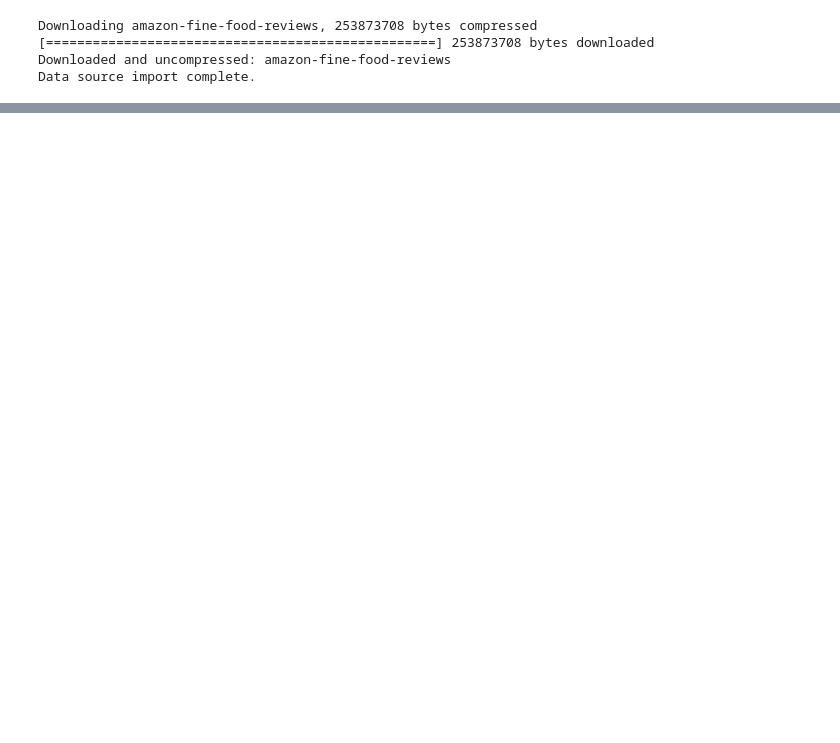
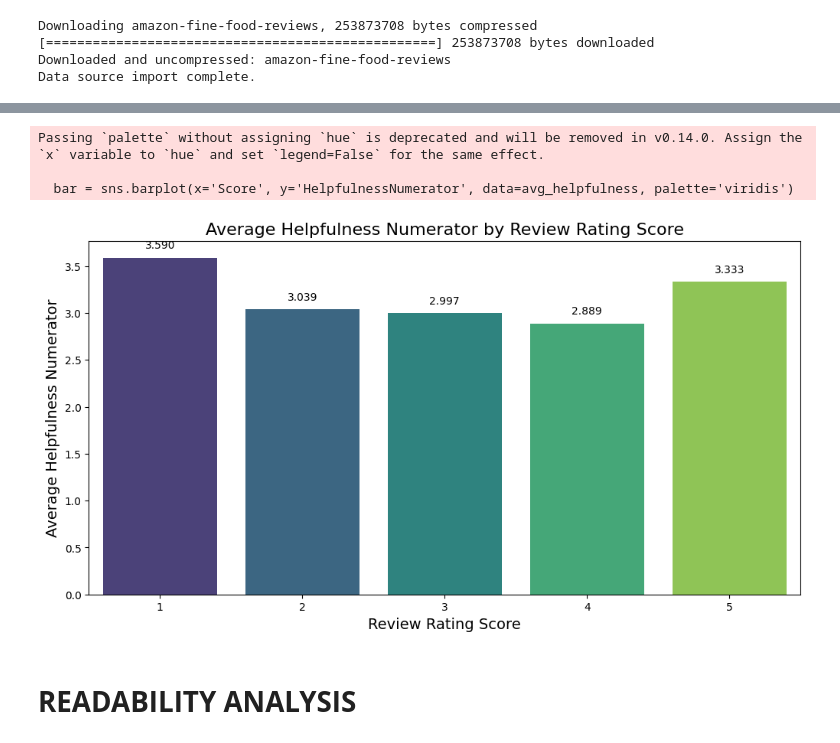
Before and after one commit to gkbrasselle/DS4002Project1, a Jupyter notebook: Project_1.ipynb, the cells around one changed output, grey strips where cells are left out. Cells and saved outputs as stored; diff of their text form; code cells hidden in the pictures; blank space fills up the shorter version.

```diff
--- a/Project_1.ipynb
+++ b/Project_1.ipynb
@@ -204,0 +236,24 @@ filtered_df.to_csv('cleaned.csv')
+# %%
+
+
+# calculating the average of HelpfulnessNumerator for each review Score
+avg_helpfulness = df.groupby('Score')['HelpfulnessNumerator'].mean().reset_index()
+
+plt.figure(figsize=(12, 6))
+bar = sns.barplot(x='Score', y='HelpfulnessNumerator', data=avg_helpfulness, palette='viridis')
+
+# adding the average values for each Score
+for index, row in avg_helpfulness.iterrows():
+    bar.text(row.name, row['HelpfulnessNumerator'] + 0.1, f'{row["HelpfulnessNumerator"]:.3f}',
+             color='black', ha="center")
+
+plt.title('Average Helpfulness Numerator by Review Rating Score', fontsize=16)
+plt.xlabel('Review Rating Score', fontsize=14)
+plt.ylabel('Average Helpfulness Numerator', fontsize=14)
+
+plt.show()
+# %% [output]
+Passing `palette` without assigning `hue` is deprecated and will be removed in v0.14.0. Assign the `x` variable to `hue` and set `legend=False` for the same effect.
+
+  bar = sns.barplot(x='Score', y='HelpfulnessNumerator', data=avg_helpfulness, palette='viridis')
+[figure, added]
@@ -204,0 +262,2 @@ filtered_df.to_csv('cleaned.csv')
+# %% [markdown]
+# **READABILITY ANALYSIS**
```
Also changed, not shown: parts of 45 cells of this notebook.
